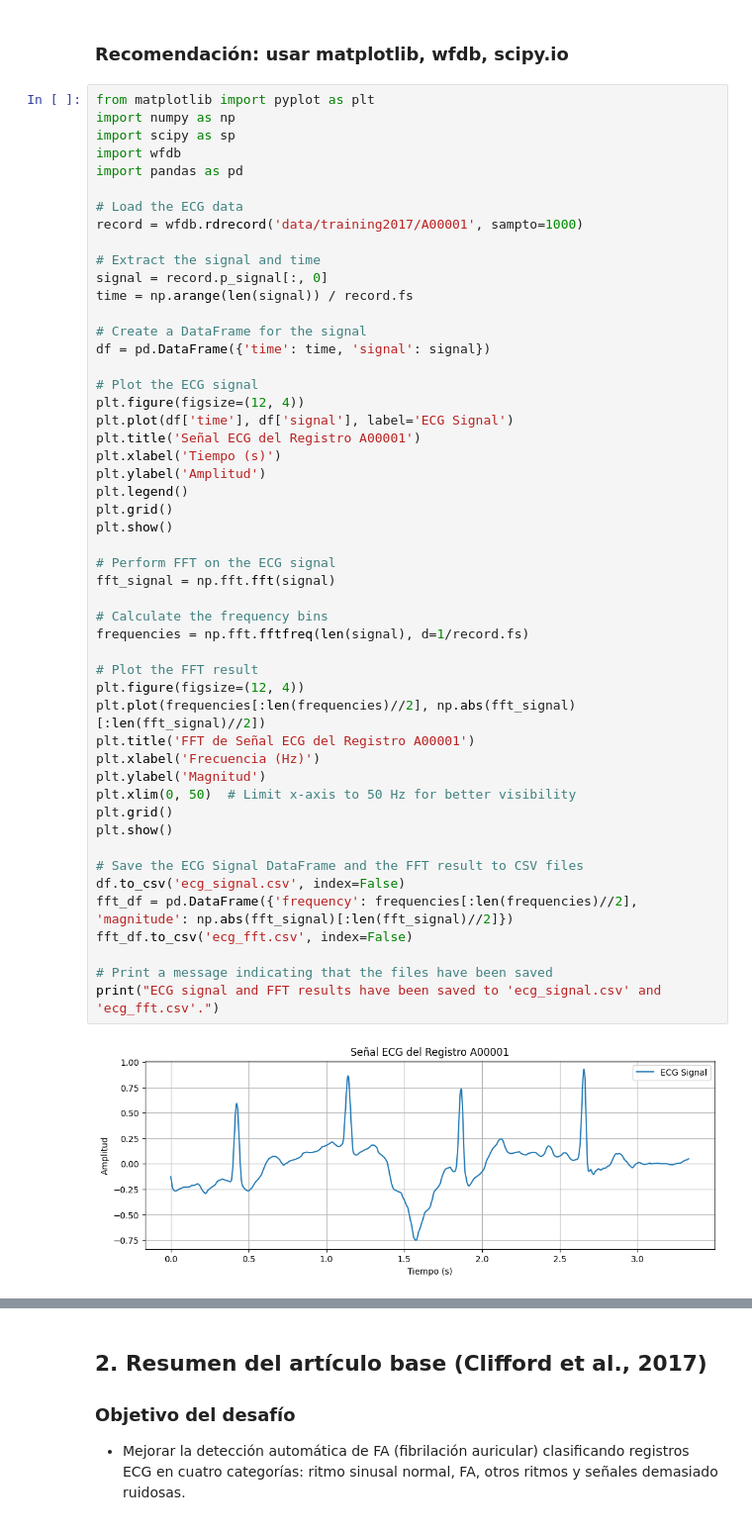
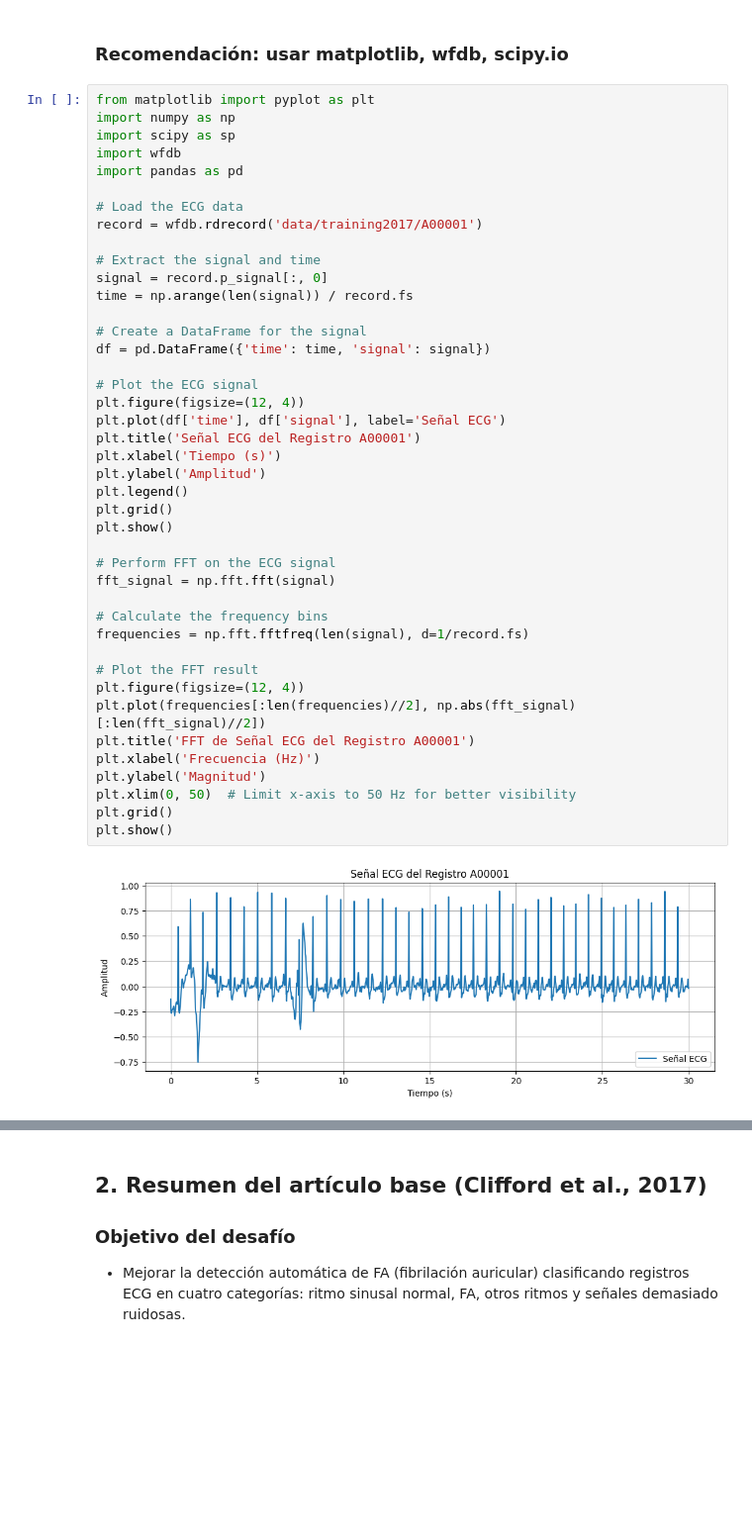
Before and after one commit to Mrldmz/MachineLearning, a Jupyter notebook: proyecto/Semana_1_Exploracion.ipynb, the cells around one changed output, grey strips where cells are left out. Shown at 99% size. Cells and saved outputs as stored; diff of their text form; blank space fills up the shorter version.

Commit message:
proyecto: semana 1 punto 3, corregidas limitaciones de lectura y visualización del punto 1

```diff
--- a/proyecto/Semana_1_Exploracion.ipynb
+++ b/proyecto/Semana_1_Exploracion.ipynb
@@ -12,47 +12,39 @@ import wfdb
 import pandas as pd
 
 # Load the ECG data
-record = wfdb.rdrecord('data/training2017/A00001', sampto=1000)
+record = wfdb.rdrecord('data/training2017/A00001')
 
 # Extract the signal and time
 signal = record.p_signal[:, 0]
 time = np.arange(len(signal)) / record.fs
 
 # Create a DataFrame for the signal
 df = pd.DataFrame({'time': time, 'signal': signal})
 
 # Plot the ECG signal
 plt.figure(figsize=(12, 4))
-plt.plot(df['time'], df['signal'], label='ECG Signal')
+plt.plot(df['time'], df['signal'], label='Señal ECG')
 plt.title('Señal ECG del Registro A00001')
 plt.xlabel('Tiempo (s)')
 plt.ylabel('Amplitud')
 plt.legend()
 plt.grid()
 plt.show()
 
 # Perform FFT on the ECG signal
 fft_signal = np.fft.fft(signal)
 
 # Calculate the frequency bins
 frequencies = np.fft.fftfreq(len(signal), d=1/record.fs)
 
 # Plot the FFT result
 plt.figure(figsize=(12, 4))
 plt.plot(frequencies[:len(frequencies)//2], np.abs(fft_signal)[:len(fft_signal)//2])
 plt.title('FFT de Señal ECG del Registro A00001')
 plt.xlabel('Frecuencia (Hz)')
 plt.ylabel('Magnitud')
 plt.xlim(0, 50)  # Limit x-axis to 50 Hz for better visibility
 plt.grid()
 plt.show()
-
-# Save the ECG Signal DataFrame and the FFT result to CSV files
-df.to_csv('ecg_signal.csv', index=False)
-fft_df = pd.DataFrame({'frequency': frequencies[:len(frequencies)//2], 'magnitude': np.abs(fft_signal)[:len(fft_signal)//2]})
-fft_df.to_csv('ecg_fft.csv', index=False)
-
-# Print a message indicating that the files have been saved
-print("ECG signal and FFT results have been saved to 'ecg_signal.csv' and 'ecg_fft.csv'.")
 # %% [output]
-[figure, old version]
+[figure, new version]
```
Also changed, not shown: parts of 4 cells of this notebook.
